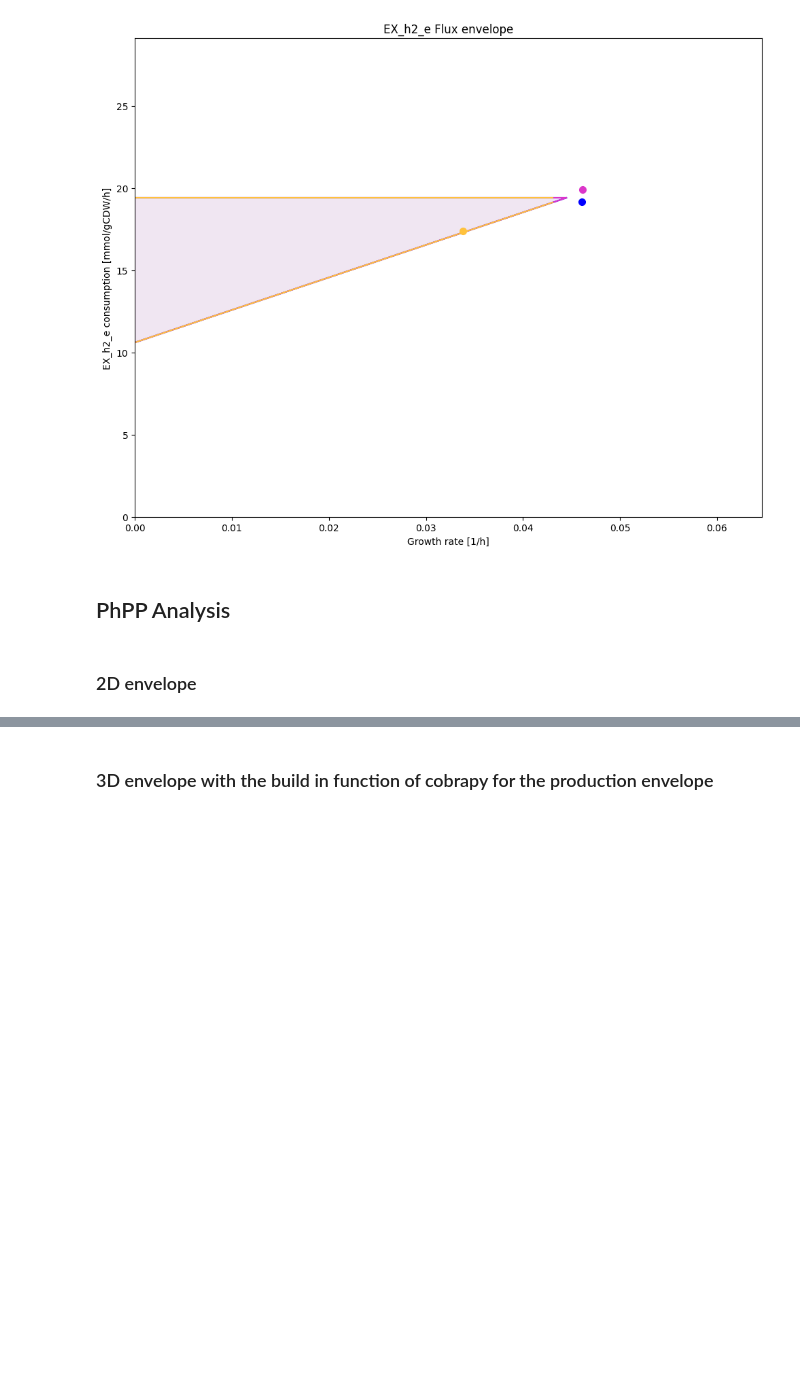
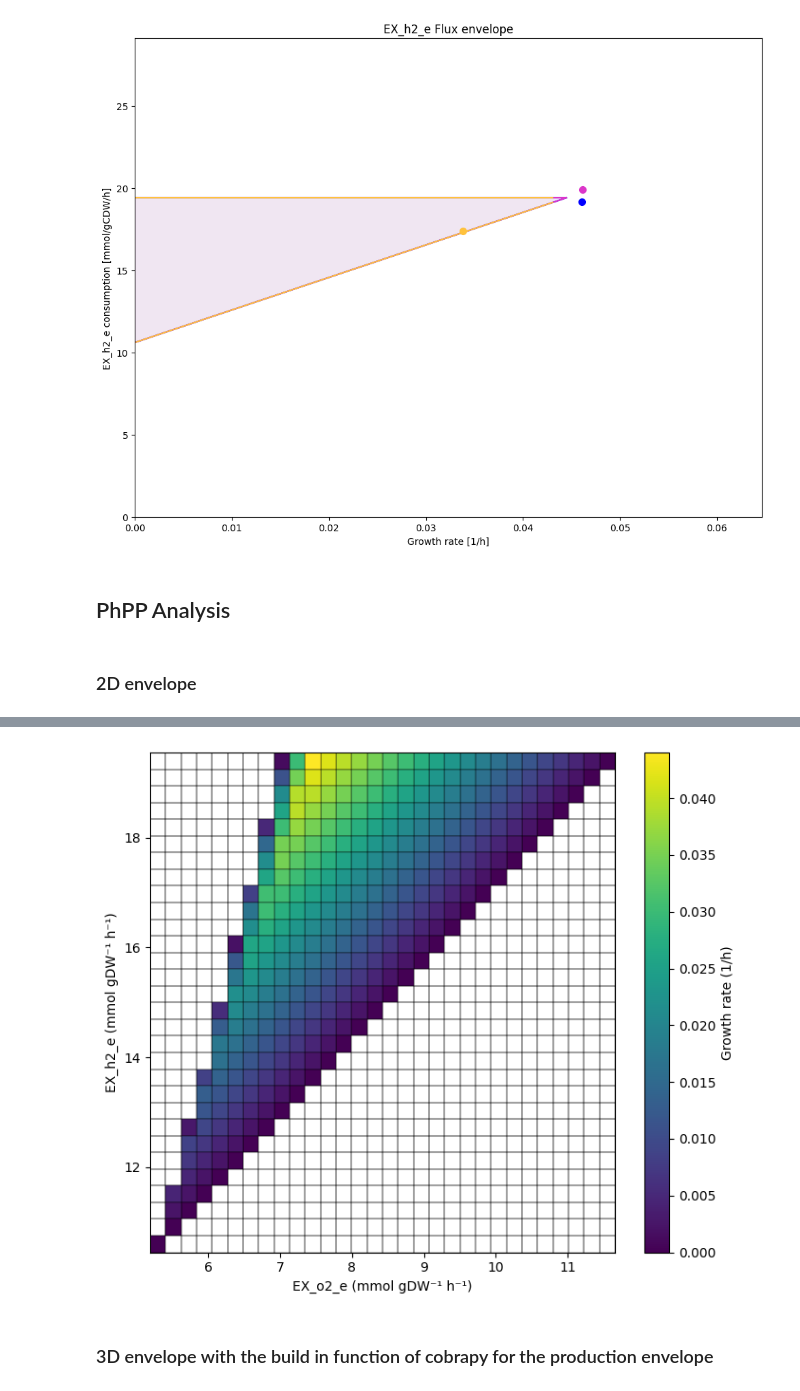
Before and after one commit to AzizBenA/iABA974_SoF1_GEM, a Jupyter notebook: Scripts/Model_manipulation.ipynb, the cells around one changed output, grey strips where cells are left out. Saved outputs shown, nothing was run; the diff lists cells and outputs as text; code cells hidden in the pictures; blank space fills up the shorter version.

```diff
--- a/Scripts/Model_manipulation.ipynb
+++ b/Scripts/Model_manipulation.ipynb
@@ -1842,3 +1725,40 @@ plt.show()
+# %%
+import matplotlib.pyplot as plt
+df = pd.read_csv('../Results/PhPP/production_envelope_basemodel_h2_o2.csv')
+# Pivot to structured grid (CRITICAL step)
+pivot = df.pivot(
+    index="EX_h2_e",      # y-axis
+    columns="EX_o2_e",    # x-axis
+    values="flux_maximum"    # growth
+)
+
+X = -pivot.columns.values
+Y = -pivot.index.values
+Z = pivot.values
+
+# Plot
+plt.figure(figsize=(7, 6))
+
+mesh = plt.pcolormesh(
+    X, Y, Z,
+    shading="auto",
+    cmap="viridis",
+    edgecolors="k",   # black grid like your figure
+    linewidth=0.3,
+    antialiased=True
+)
+
+plt.colorbar(mesh, label="Growth rate (1/h)")
+
+plt.xlabel("EX_o2_e (mmol gDW⁻¹ h⁻¹)")
+plt.ylabel("EX_h2_e (mmol gDW⁻¹ h⁻¹)")
+
+
+
+plt.tight_layout()
+plt.show()
+# %% [output]
+[figure, added]
 # %% [markdown]
 ### 3D envelope with the build in function of cobrapy for the production envelope
 # %%
```
Also changed, not shown: parts of 22 cells of this notebook.
